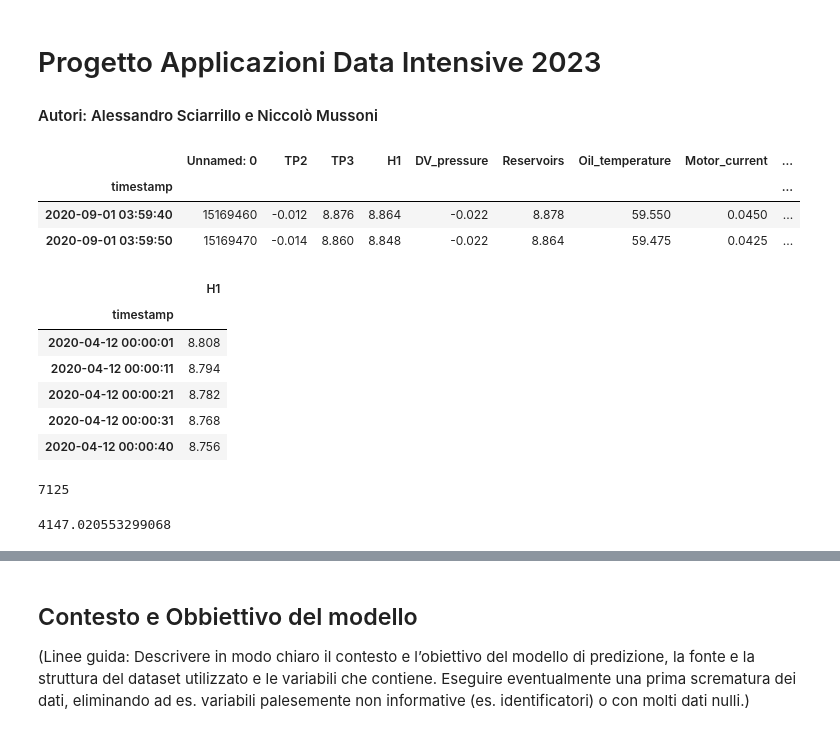
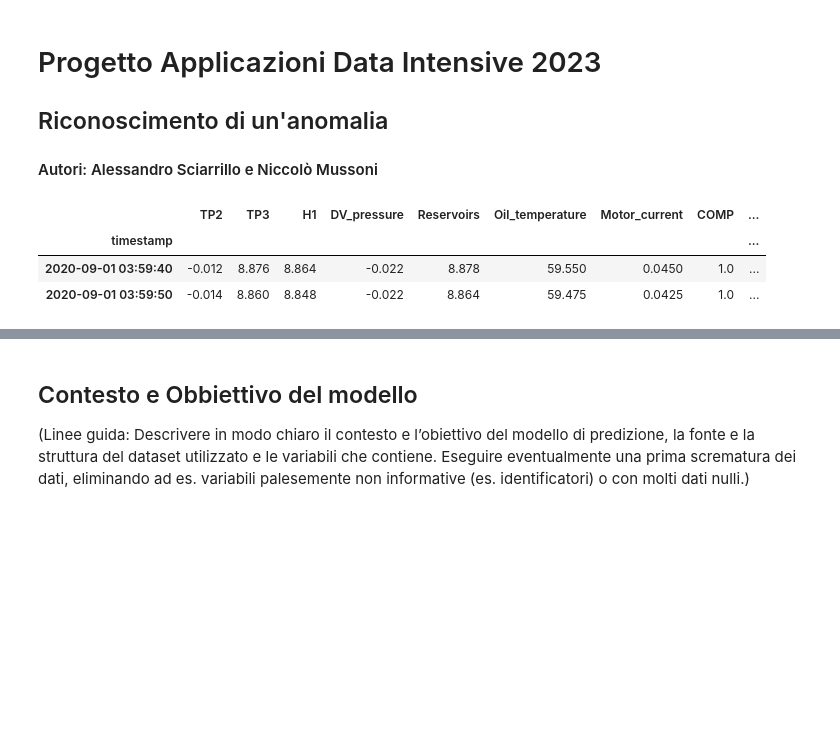
Before and after one commit to AlessandroSciarrillo/DIA-project, a Jupyter notebook: notebook.ipynb, the cells around one changed output, grey strips where cells are left out. Cells and saved outputs as stored; diff of their text form; code cells hidden in the pictures; blank space fills up the shorter version.

```diff
--- a/notebook.ipynb
+++ b/notebook.ipynb
@@ -1,5 +1,7 @@
 # %% [markdown]
 # Progetto Applicazioni Data Intensive 2023
+## Riconoscimento di un'anomalia
+
 #### Autori: Alessandro Sciarrillo e Niccolò Mussoni
 # %%
 import datetime
@@ -23,57 +17,13 @@ dataset = pd.read_csv("../../Downloads/MetroPT3(AirCompressor).csv", sep=",", in
+# %%
+#dataset = pd.read_csv("../../Downloads/MetroPT3(AirCompressor).csv", sep=",", index_col="timestamp", parse_dates=["timestamp"])
+dataset_full = pd.read_csv("MetroPT3(AirCompressor).csv", sep=",", index_col="timestamp", parse_dates=["timestamp"])
 # %%
 # dall'1/02/2020 al 1/09/2020
+dataset = dataset_full.drop(dataset_full.columns[[0]], axis=1)
 dataset.head(2)
 dataset.tail(2)
 # %% [output]
-|  | Unnamed: 0 | TP2 | TP3 | H1 | DV_pressure | Reservoirs | Oil_temperature | Motor_current | ... |
+|  | TP2 | TP3 | H1 | DV_pressure | Reservoirs | Oil_temperature | Motor_current | COMP | ... |
 | timestamp |  |  |  |  |  |  |  |  | ... |
-| 2020-09-01 03:59:40 | 15169460 | -0.012 | 8.876 | 8.864 | -0.022 | 8.878 | 59.550 | 0.0450 | ... |
-| 2020-09-01 03:59:50 | 15169470 | -0.014 | 8.860 | 8.848 | -0.022 | 8.864 | 59.475 | 0.0425 | ... |
+| 2020-09-01 03:59:40 | -0.012 | 8.876 | 8.864 | -0.022 | 8.878 | 59.550 | 0.0450 | 1.0 | ... |
+| 2020-09-01 03:59:50 | -0.014 | 8.860 | 8.848 | -0.022 | 8.864 | 59.475 | 0.0425 | 1.0 | ... |
-# %%
-# x=H1  y=COMP
-
-def split_crashDay(X, y):
-    #is_train = X.index.year < 2005
-    #is_train = X.index.month == 12 #and X.index.day == 4 and X.index.year == 2020
-    is_train = X.index.date != datetime.date(2020, 4, 12)
-    #is_train = ~is_train
-
-    X_train = X.loc[is_train]
-    y_train = y.loc[is_train]
-    X_val = X.loc[~is_train]
-    y_val = y.loc[~is_train]
-    return X_train, X_val, y_train, y_val
-
-#timestamp = dataset["timestamp"]
-h1 = dataset["H1"]
-comp = dataset["COMP"]
-
-features = {"H1": h1}
-X = pd.DataFrame(features)
-y = comp
-
-X_train, X_val, y_train, y_val = split_crashDay(X, y)
-
-X_val.head(5)
-# %% [output]
-|  | H1 |
-| timestamp |  |
-| 2020-04-12 00:00:01 | 8.808 |
-| 2020-04-12 00:00:11 | 8.794 |
-| 2020-04-12 00:00:21 | 8.782 |
-| 2020-04-12 00:00:31 | 8.768 |
-| 2020-04-12 00:00:40 | 8.756 |
-# %%
-# Modello casuale
-np.random.seed(42)
-random_preds = np.random.normal(
-    y_train.mean(),   # centro (media), circa 0
-    y_train.std(),    # scala (dev. standard)
-    len(y_val)        # numero di campioni
-)
-
-print(len(y_val))
-(random_preds-y_val).pow(2).sum()
-# %% [output]
-7125
-4147.020553299068
```
Also changed, not shown: parts of 13 cells of this notebook.
